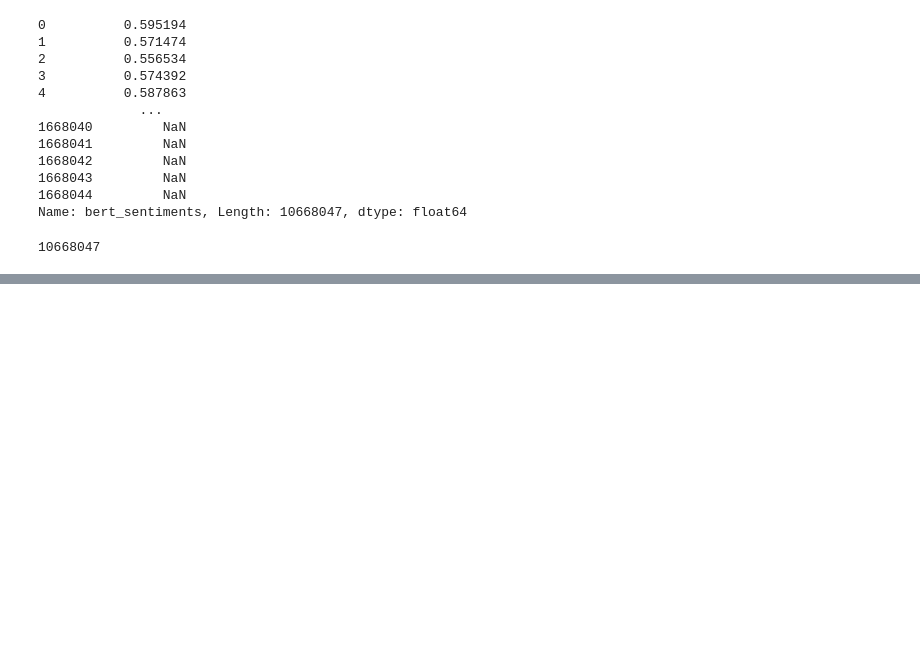
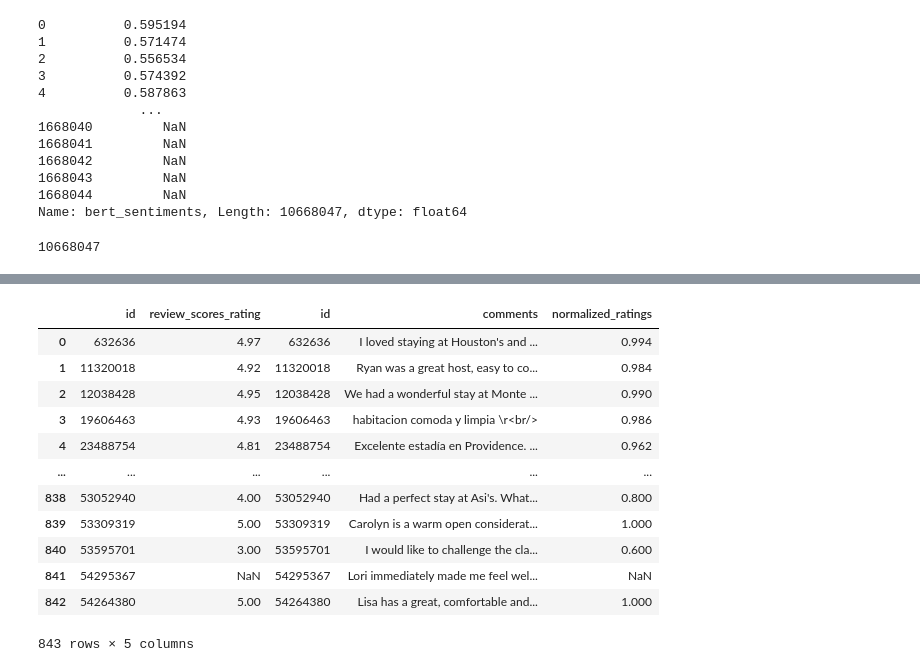
Before and after one commit to Zanderl1987/General, a Jupyter notebook: AirBnB Text Analysis.ipynb, the cells around one changed output, grey strips where cells are left out. Drawn from its saved outputs; the diff is of its cells as text; code cells hidden in the pictures; blank space fills up the shorter version.

```diff
--- a/AirBnB Text Analysis.ipynb
+++ b/AirBnB Text Analysis.ipynb
@@ -239,0 +247,16 @@ len(reviews_df['comments'])
+# %%
+new_reviews_df
+# %% [output]
+|  | id | review_scores_rating | id | comments | normalized_ratings |
+| 0 | 632636 | 4.97 | 632636 | I loved staying at Houston's and ... | 0.994 |
+| 1 | 11320018 | 4.92 | 11320018 | Ryan was a great host, easy to co... | 0.984 |
+| 2 | 12038428 | 4.95 | 12038428 | We had a wonderful stay at Monte ... | 0.990 |
+| 3 | 19606463 | 4.93 | 19606463 | habitacion comoda y limpia \r<br/> | 0.986 |
+| 4 | 23488754 | 4.81 | 23488754 | Excelente estadía en Providence. ... | 0.962 |
+| ... | ... | ... | ... | ... | ... |
+| 838 | 53052940 | 4.00 | 53052940 | Had a perfect stay at Asi's. What... | 0.800 |
+| 839 | 53309319 | 5.00 | 53309319 | Carolyn is a warm open considerat... | 1.000 |
+| 840 | 53595701 | 3.00 | 53595701 | I would like to challenge the cla... | 0.600 |
+| 841 | 54295367 | NaN | 54295367 | Lori immediately made me feel wel... | NaN |
+| 842 | 54264380 | 5.00 | 54264380 | Lisa has a great, comfortable and... | 1.000 |
+843 rows × 5 columns
```
Also changed, not shown: parts of 33 cells of this notebook.
